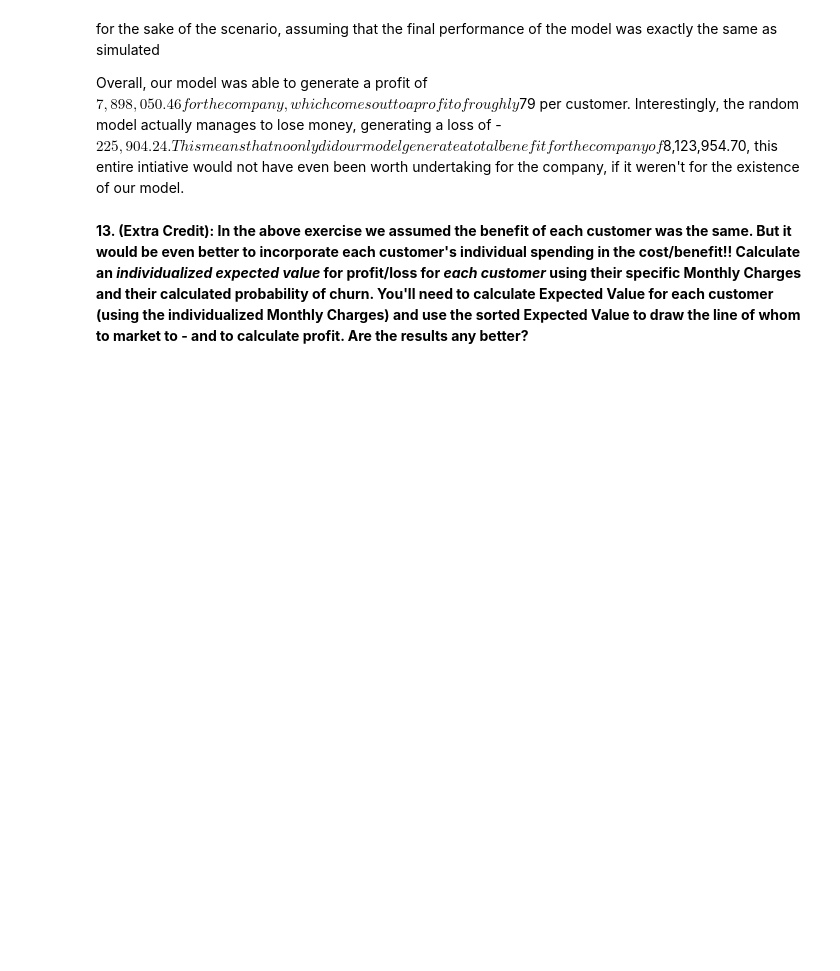
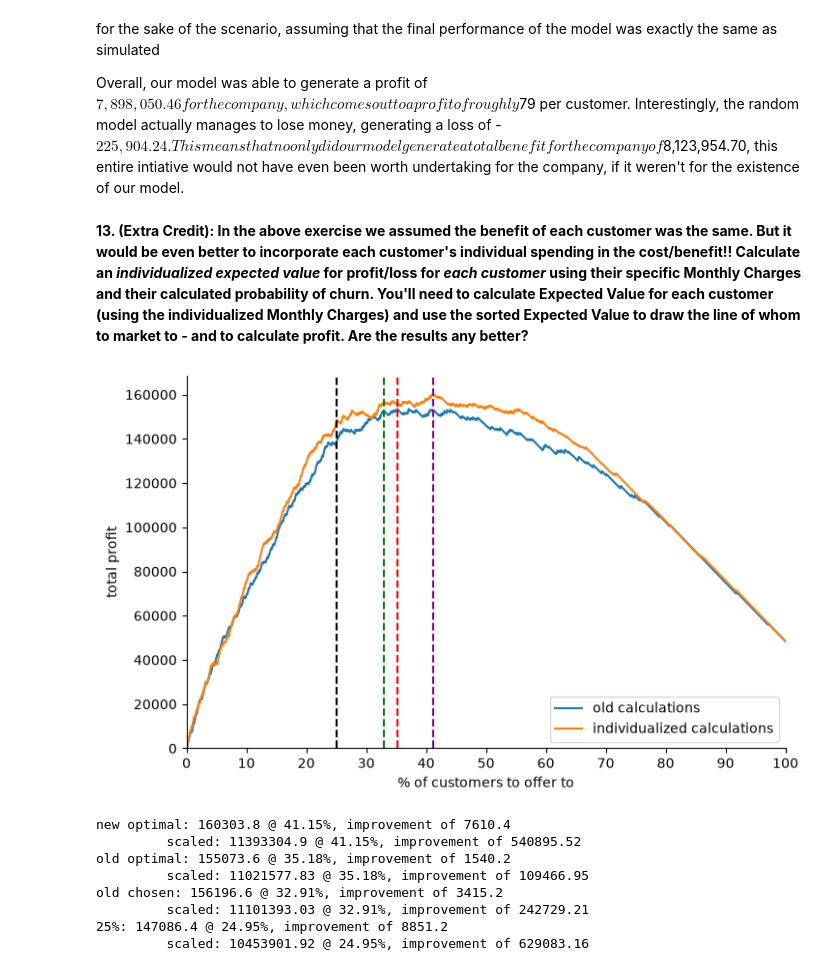
Before and after one commit to chrismji/Datasci-and-Ai-in-Bus, a Jupyter notebook: HW4_TelcoChurn.ipynb, the cells around one changed output. Cells and saved outputs as stored; diff of their text form; code cells hidden in the pictures; blank space fills up the shorter version.

```diff
--- a/HW4_TelcoChurn.ipynb
+++ b/HW4_TelcoChurn.ipynb
@@ -375,3 +378,63 @@ for the sake of the scenario, assuming that the final performance of the model w
 Overall, our model was able to generate a profit of $7,898,050.46 for the company, which comes out to a profit of roughly $79 per customer. Interestingly, the random model actually manages to lose money, generating a loss of -$225,904.24. This means that no only did our model generate a total benefit for the company of $8,123,954.70, this entire intiative would not have even been worth undertaking for the company, if it weren't for the existence of our model.
 # %% [markdown]
 __13.  (Extra Credit):  In the above exercise we assumed the benefit of each customer was the same.  But it would be even better to incorporate each customer's individual spending in the cost/benefit!! Calculate an *individualized expected value* for profit/loss for _each customer_ using their specific Monthly Charges and their calculated probability of churn.    You'll need to calculate Expected Value for each customer (using the individualized Monthly Charges) and use the sorted Expected Value to draw the line of whom to market to - and to calculate profit.   Are the results any better?__
+# %%
+yearly = X_test['MonthlyCharges'].to_numpy() * 12
+expected = probs * yearly - cost
+
+order_ev = np.argsort(expected)[::-1]
+
+y_ev = np.array(y_test)[order_ev]
+yearly_ev = yearly[order_ev]
+
+profit_ev = np.concatenate(([0], np.cumsum(y_ev * yearly_ev - cost)))
+expected_total = np.concatenate(([0], np.cumsum(expected[order_ev])))
+
+profit_old = np.concatenate(([0], np.cumsum(y_sorted * yearly[order] - cost)))
+
+index_max_new = np.argmax(profit_ev)
+profit_max_new = round(profit_ev[index_max_new], 2)
+# %%
+fig, ax = plt.subplots(figsize=(8, 5))
+
+sns.lineplot(x=percent, y=profit_old, ax=ax, label='old calculations')
+sns.lineplot(x=percent, y=profit_ev, ax=ax, label='individualized calculations')
+
+ax.axvline(25, color='black', linestyle='--')
+ax.axvline(percent[index_max], color='red', linestyle='--')
+ax.axvline(percent[index_max_local], color='green', linestyle='--')
+ax.axvline(percent[index_max_new], color='purple', linestyle='--')
+
+ax.set_xticks(np.arange(0, 101, 10))
+
+ax.set_xlim(0, 100)
+ax.set_ylim(bottom=0)
+
+ax.set_xlabel('% of customers to offer to')
+ax.set_ylabel('total profit')
+
+sns.despine()
+plt.show()
+
+def print_gap(label, index):
+    pct = round(percent[index], 2)
+    profit_new = round(profit_ev[index], 2)
+    profit_oldc = round(profit_old[index], 2)
+    print(f'{label}: {profit_new} @ {pct}%, improvement of {round(profit_new - profit_oldc, 2)}')
+    print(f'\t scaled: {round(profit_new * scale, 2)} @ {pct}%, improvement of {round((profit_new - profit_oldc) * scale, 2)}')
+
+print_gap('new optimal', index_max_new)
+print_gap('old optimal', index_max)
+print_gap('old chosen', index_max_local)
+print_gap('25%', index_25)
+print()
+# %% [output]
+[figure, added]
+new optimal: 160303.8 @ 41.15%, improvement of 7610.4
+         scaled: 11393304.9 @ 41.15%, improvement of 540895.52
+old optimal: 155073.6 @ 35.18%, improvement of 1540.2
+         scaled: 11021577.83 @ 35.18%, improvement of 109466.95
+old chosen: 156196.6 @ 32.91%, improvement of 3415.2
+         scaled: 11101393.03 @ 32.91%, improvement of 242729.21
+25%: 147086.4 @ 24.95%, improvement of 8851.2
+         scaled: 10453901.92 @ 24.95%, improvement of 629083.16
```
Also changed, not shown: parts of 12 cells of this notebook.
